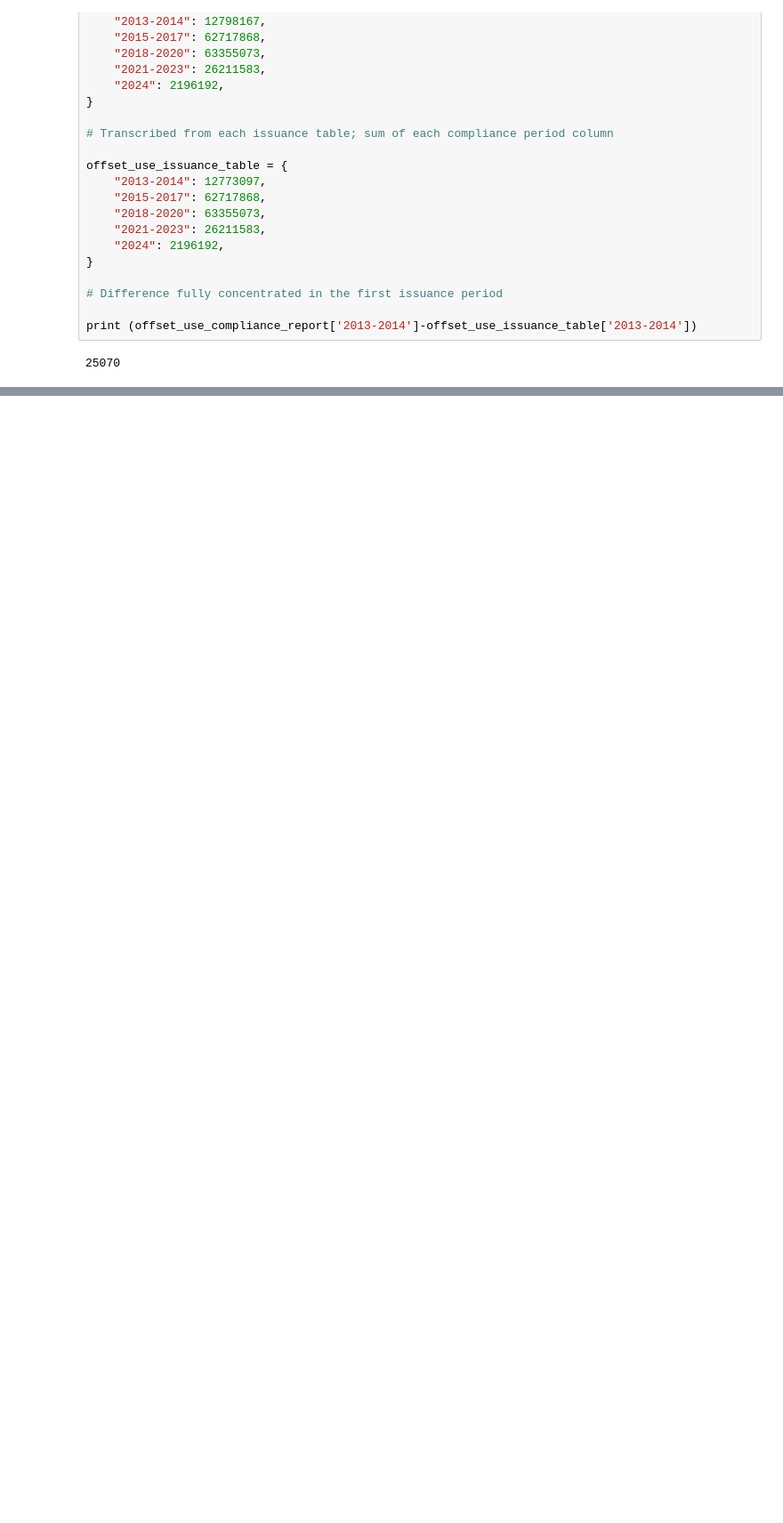
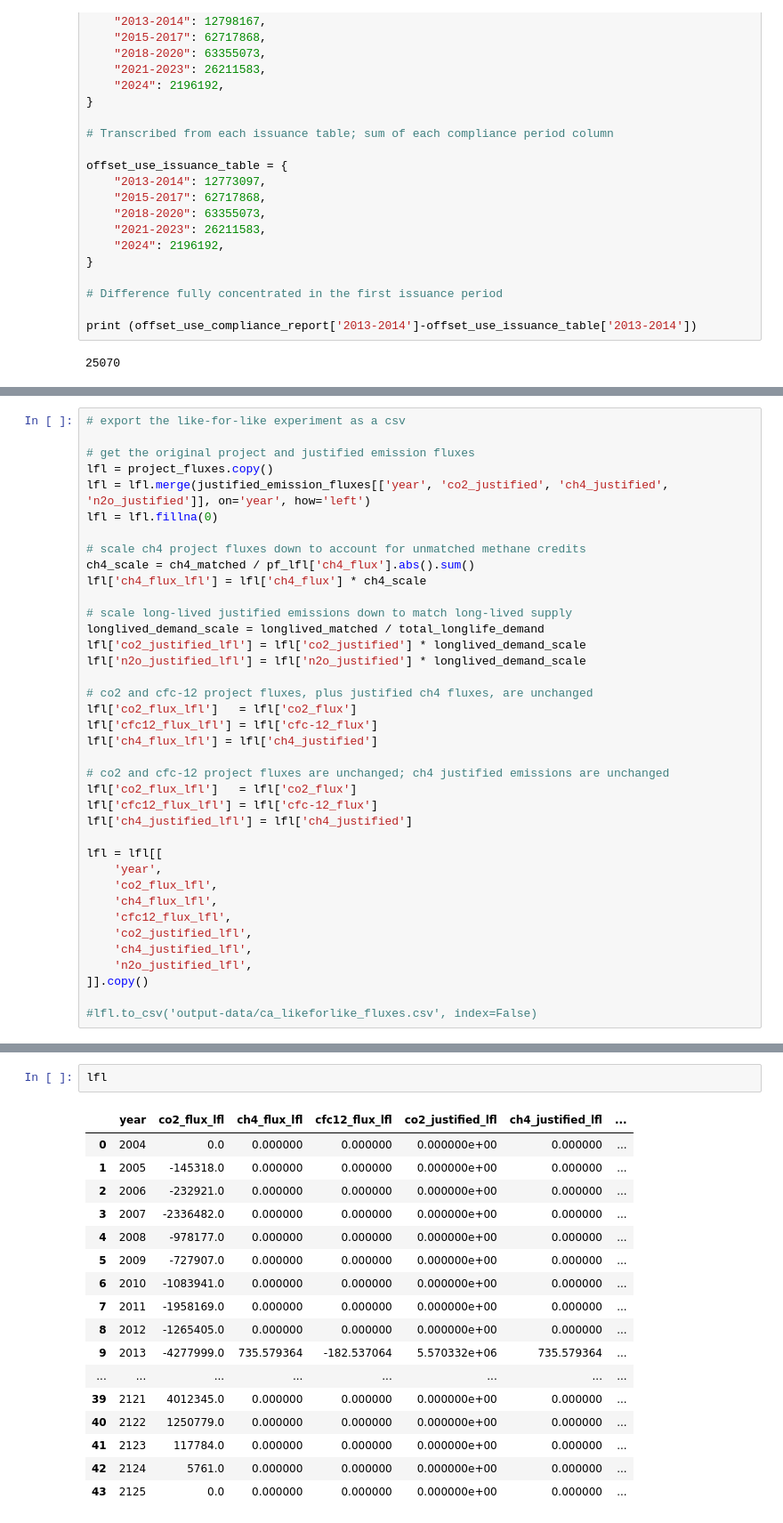
Before and after one commit to carbonplan/slcp-offsetting, a Jupyter notebook: timeseries-data/ca-timeseries.ipynb, the cells around one changed output, grey strips where cells are left out. Shown at 89% size. Drawn from its saved outputs; the diff is of its cells as text; blank space fills up the shorter version.

```diff
--- a/timeseries-data/ca-timeseries.ipynb
+++ b/timeseries-data/ca-timeseries.ipynb
@@ -802,0 +995,38 @@ plt.show()
+# %%
+# export the like-for-like experiment as a csv
+
+# get the original project and justified emission fluxes
+lfl = project_fluxes.copy()
+lfl = lfl.merge(justified_emission_fluxes[['year', 'co2_justified', 'ch4_justified', 'n2o_justified']], on='year', how='left')
+lfl = lfl.fillna(0)
+
+# scale ch4 project fluxes down to account for unmatched methane credits
+ch4_scale = ch4_matched / pf_lfl['ch4_flux'].abs().sum()
+lfl['ch4_flux_lfl'] = lfl['ch4_flux'] * ch4_scale
+
+# scale long-lived justified emissions down to match long-lived supply
+longlived_demand_scale = longlived_matched / total_longlife_demand
+lfl['co2_justified_lfl'] = lfl['co2_justified'] * longlived_demand_scale
+lfl['n2o_justified_lfl'] = lfl['n2o_justified'] * longlived_demand_scale
+
+# co2 and cfc-12 project fluxes, plus justified ch4 fluxes, are unchanged
+lfl['co2_flux_lfl']   = lfl['co2_flux']
+lfl['cfc12_flux_lfl'] = lfl['cfc-12_flux']
+lfl['ch4_flux_lfl'] = lfl['ch4_justified']
+
+# co2 and cfc-12 project fluxes are unchanged; ch4 justified emissions are unchanged
+lfl['co2_flux_lfl']   = lfl['co2_flux']
+lfl['cfc12_flux_lfl'] = lfl['cfc-12_flux']
+lfl['ch4_justified_lfl'] = lfl['ch4_justified']
+
+lfl = lfl[[
+    'year',
+    'co2_flux_lfl',
+    'ch4_flux_lfl',
+    'cfc12_flux_lfl',
+    'co2_justified_lfl',
+    'ch4_justified_lfl',
+    'n2o_justified_lfl',
+]].copy()
+
+#lfl.to_csv('output-data/ca_likeforlike_fluxes.csv', index=False)
@@ -802,0 +1053,20 @@ plt.show()
+# %%
+lfl
+# %% [output]
+|  | year | co2_flux_lfl | ch4_flux_lfl | cfc12_flux_lfl | co2_justified_lfl | ch4_justified_lfl | ... |
+| 0 | 2004 | 0.0 | 0.000000 | 0.000000 | 0.000000e+00 | 0.000000 | ... |
+| 1 | 2005 | -145318.0 | 0.000000 | 0.000000 | 0.000000e+00 | 0.000000 | ... |
+| 2 | 2006 | -232921.0 | 0.000000 | 0.000000 | 0.000000e+00 | 0.000000 | ... |
+| 3 | 2007 | -2336482.0 | 0.000000 | 0.000000 | 0.000000e+00 | 0.000000 | ... |
+| 4 | 2008 | -978177.0 | 0.000000 | 0.000000 | 0.000000e+00 | 0.000000 | ... |
+| 5 | 2009 | -727907.0 | 0.000000 | 0.000000 | 0.000000e+00 | 0.000000 | ... |
+| 6 | 2010 | -1083941.0 | 0.000000 | 0.000000 | 0.000000e+00 | 0.000000 | ... |
+| 7 | 2011 | -1958169.0 | 0.000000 | 0.000000 | 0.000000e+00 | 0.000000 | ... |
+| 8 | 2012 | -1265405.0 | 0.000000 | 0.000000 | 0.000000e+00 | 0.000000 | ... |
+| 9 | 2013 | -4277999.0 | 735.579364 | -182.537064 | 5.570332e+06 | 735.579364 | ... |
+| ... | ... | ... | ... | ... | ... | ... | ... |
+| 39 | 2121 | 4012345.0 | 0.000000 | 0.000000 | 0.000000e+00 | 0.000000 | ... |
+| 40 | 2122 | 1250779.0 | 0.000000 | 0.000000 | 0.000000e+00 | 0.000000 | ... |
+| 41 | 2123 | 117784.0 | 0.000000 | 0.000000 | 0.000000e+00 | 0.000000 | ... |
+| 42 | 2124 | 5761.0 | 0.000000 | 0.000000 | 0.000000e+00 | 0.000000 | ... |
+| 43 | 2125 | 0.0 | 0.000000 | 0.000000 | 0.000000e+00 | 0.000000 | ... |
```
Also changed, not shown: parts of 28 cells of this notebook, 2 other files.
